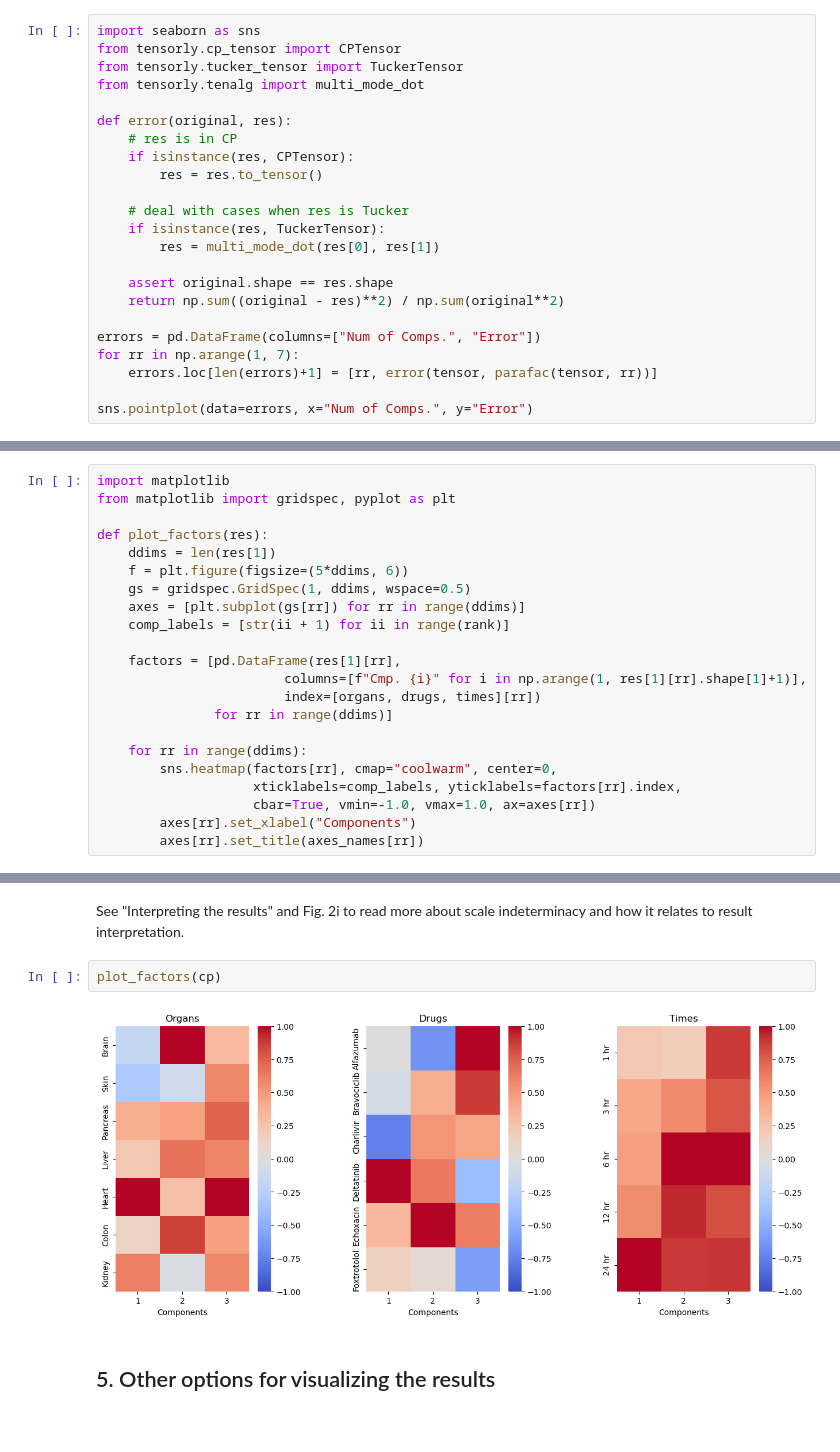
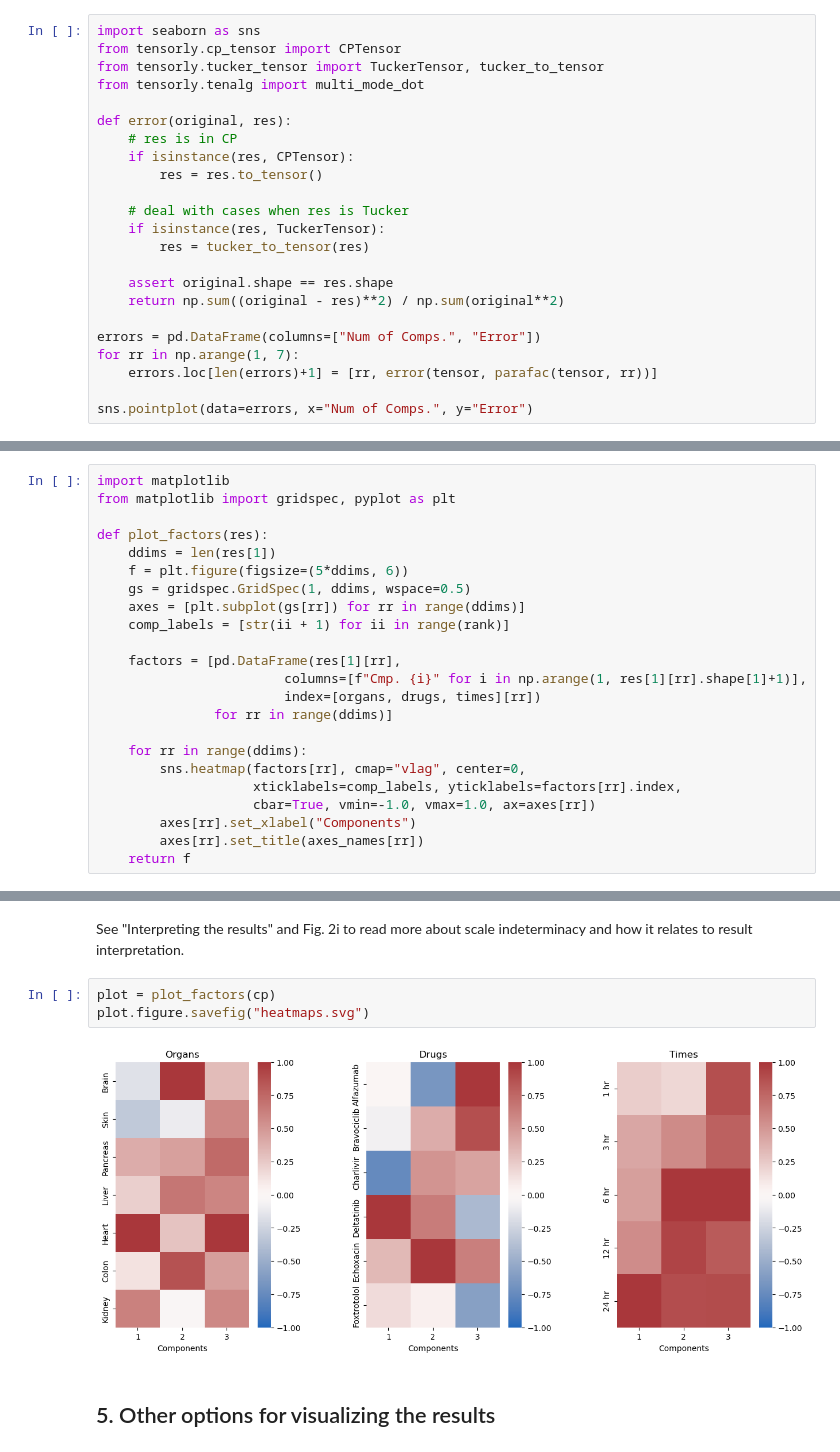
Before and after one commit to meyer-lab/tensor_review, a Jupyter notebook: The structure is the message - preserving experimental context through tensor decomposition.ipynb, the cells around one changed output, grey strips where cells are left out. Cells and saved outputs as stored; diff of their text form.

Commit message:
All except Tucker

```diff
--- a/The structure is the message - preserving experimental context through tensor decomposition.ipynb
+++ b/The structure is the message - preserving experimental context through tensor decomposition.ipynb
@@ -102,7 +102,7 @@ from tensorly.regression import CP_PLSR
 # %%
 import seaborn as sns
 from tensorly.cp_tensor import CPTensor
-from tensorly.tucker_tensor import TuckerTensor
+from tensorly.tucker_tensor import TuckerTensor, tucker_to_tensor
 from tensorly.tenalg import multi_mode_dot
 
 def error(original, res):
@@ -112,7 +112,7 @@ def error(original, res):
 
     # deal with cases when res is Tucker
     if isinstance(res, TuckerTensor):
-        res = multi_mode_dot(res[0], res[1])
+        res = tucker_to_tensor(res)
 
     assert original.shape == res.shape
     return np.sum((original - res)**2) / np.sum(original**2)
@@ -275,11 +245,12 @@ def plot_factors(res):
                for rr in range(ddims)]
 
     for rr in range(ddims):
-        sns.heatmap(factors[rr], cmap="coolwarm", center=0,
+        sns.heatmap(factors[rr], cmap="vlag", center=0,
                     xticklabels=comp_labels, yticklabels=factors[rr].index,
                     cbar=True, vmin=-1.0, vmax=1.0, ax=axes[rr])
         axes[rr].set_xlabel("Components")
         axes[rr].set_title(axes_names[rr])
+    return f
 # %%
 plot_factors(cp)
 # %% [output]
@@ -318,9 +290,10 @@ cp = sign_indeterminacy(cp)
 # %% [markdown]
 See "Interpreting the results" and Fig. 2i to read more about scale indeterminacy and how it relates to result interpretation.
 # %%
-plot_factors(cp)
+plot = plot_factors(cp)
+plot.figure.savefig("heatmaps.svg")
 # %% [output]
-[figure, old version]
+[figure, new version]
 # %% [markdown]
 ## 5. Other options for visualizing the results
 # %% [markdown]
```
Also changed, not shown: parts of 46 cells of this notebook.
